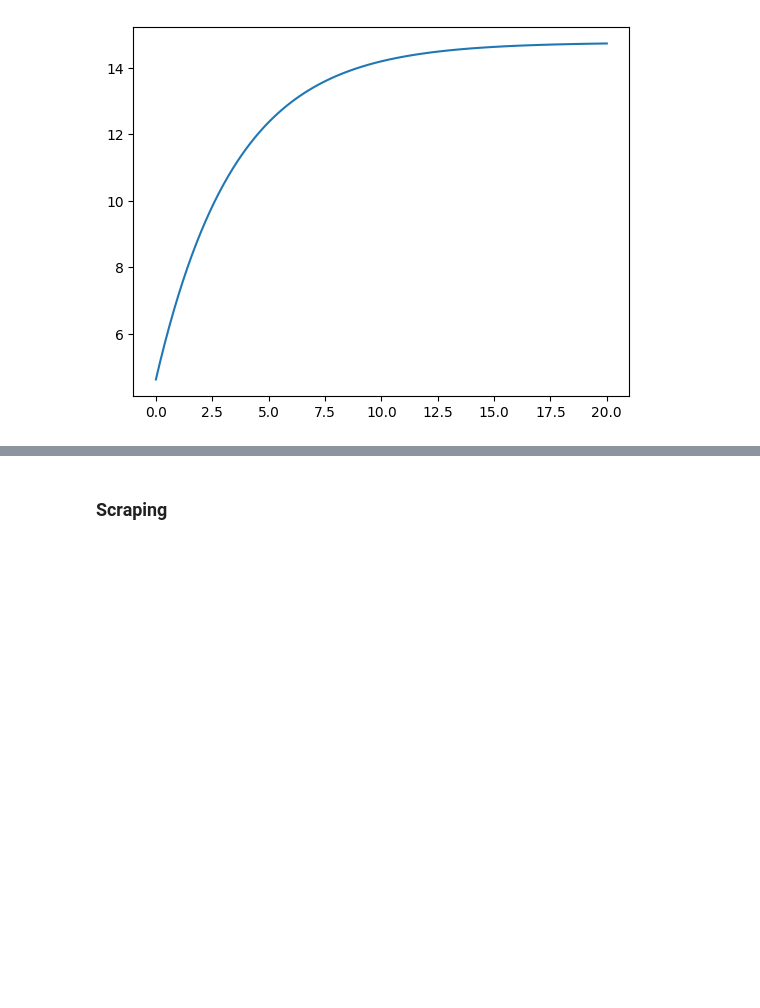
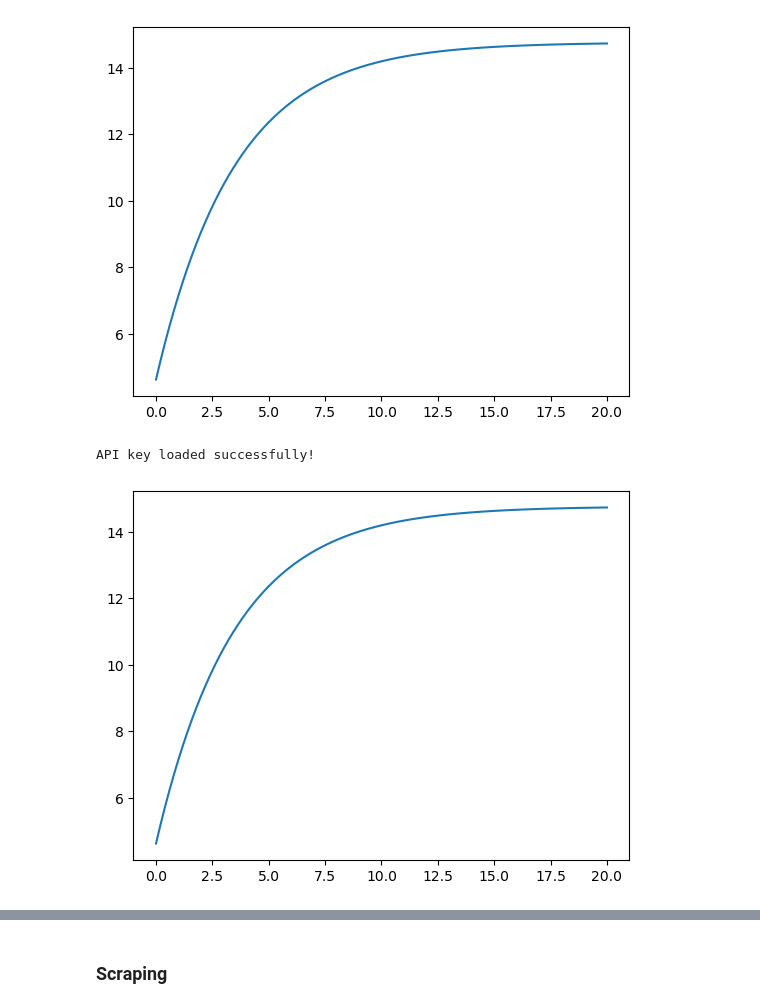
Before and after one commit to kyanjd/smart-scraper, a Jupyter notebook: src/paper_to_equation/test.ipynb, the cells around one changed output, grey strips where cells are left out. Drawn from its saved outputs; the diff is of its cells as text; code cells hidden in the pictures; blank space fills up the shorter version.

```diff
--- a/src/paper_to_equation/test.ipynb
+++ b/src/paper_to_equation/test.ipynb
@@ -70,5 +71,53 @@ plt.show()
 # %% [output]
 API key loaded successfully!
 [figure]
+# %%
+# 1. Scraping journal data
+# doi = "10.1016/j.jmatprotec.2017.04.005"
+# elsevier_api_key = os.getenv("ELSEVIER_API_KEY")
+# scraper = Scraper(doi, elsevier_api_key)
+# mathml_dict, const_dict = scraper.scrape()
+
+# print(mathml_dict, const_dict)
+const_dict = {'k_s (kW/mK)': 0.14, 'k_t (H13)': 0.0244, 'k_t (Cast iron)': 0.044, 'k_t (P20)': 0.0315, 'k_l (Lubricant)': 0.024, 'R_s (m)': 3.4e-07, 'R_t (H13)': 9.8e-07, 'R_t (Cast iron)': 8.1e-07, 'R_t (P20)': 9.6e-07, 'h_a (kW/m2K)': 0.8, 'σ_U (MPa)': 21.0, 'α (−)': 0.000201, 'λ (−)': 6.05, 'β (−)': 0.00011, 'γ (m−1)': 200000.0}
+const_dict["δ"] = 0 # WIP hardcoded for now
+mathml_equations = []
+with open("Data/HTC_equations.txt", "r", encoding="utf-8") as file:
+    for line in file:
+        mathml_equations.append(line.strip())
+
+
+# 2. Equation translation
+gemini_api_key = os.getenv("GEMINI_API_KEY")
+model_name = "tunedModels/mmltopython4-f3fuppiemnq9"
+predictor = GeminiPredict(gemini_api_key, model_name)
+# mathml_equations = list(mathml_dict.values())
+full_equations = predictor.generate_predictions(mml_list=mathml_equations)
+
+# print(full_equations)
+
+# 3. Solving system of equations
+column_names = ["P", "h"]
+p20_df = pd.read_csv("Data/p20.csv", header=None, names=column_names)
+P_list = pd.to_numeric(p20_df["P"]).tolist()
+h_list_ref = pd.to_numeric(p20_df["h"]).tolist()
+solver = SystemOfEquations(equations=full_equations)
+# print(solver.get_sympy_equations())
+solutions2 = solver.solve_system(const_dict=const_dict,
+                                independent_vals=P_list,
+                                independent_symbol="P",
+                                target_symbol="h",
+                                equation_number=6)
+
+# 4. Outputs
+# solver.plot_graph(P_list, solutions, h_list_ref)
+# solver.plot_error_graph(P_list, solutions, h_list_ref)
+# solver.plot_dependency_graph(save=False)
+
+plt.plot(P_list, solutions2)
+plt.show()
+# %% [output]
+API key loaded successfully!
+[figure, added]
 # %%
 plt.plot(P_list, solutions, color="#ecc100")
```
Also changed, not shown: parts of 2 cells of this notebook, 3 other files.
